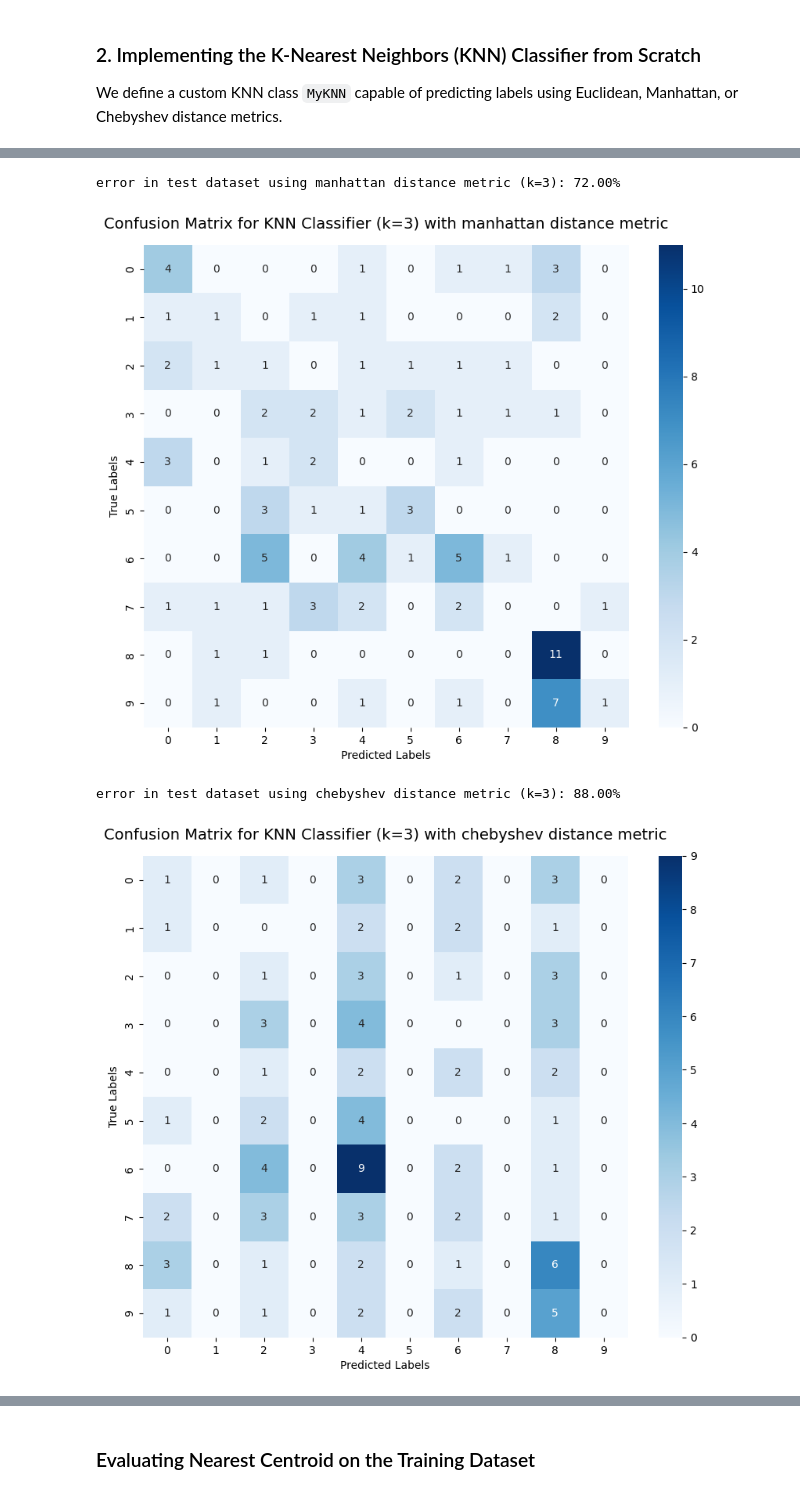
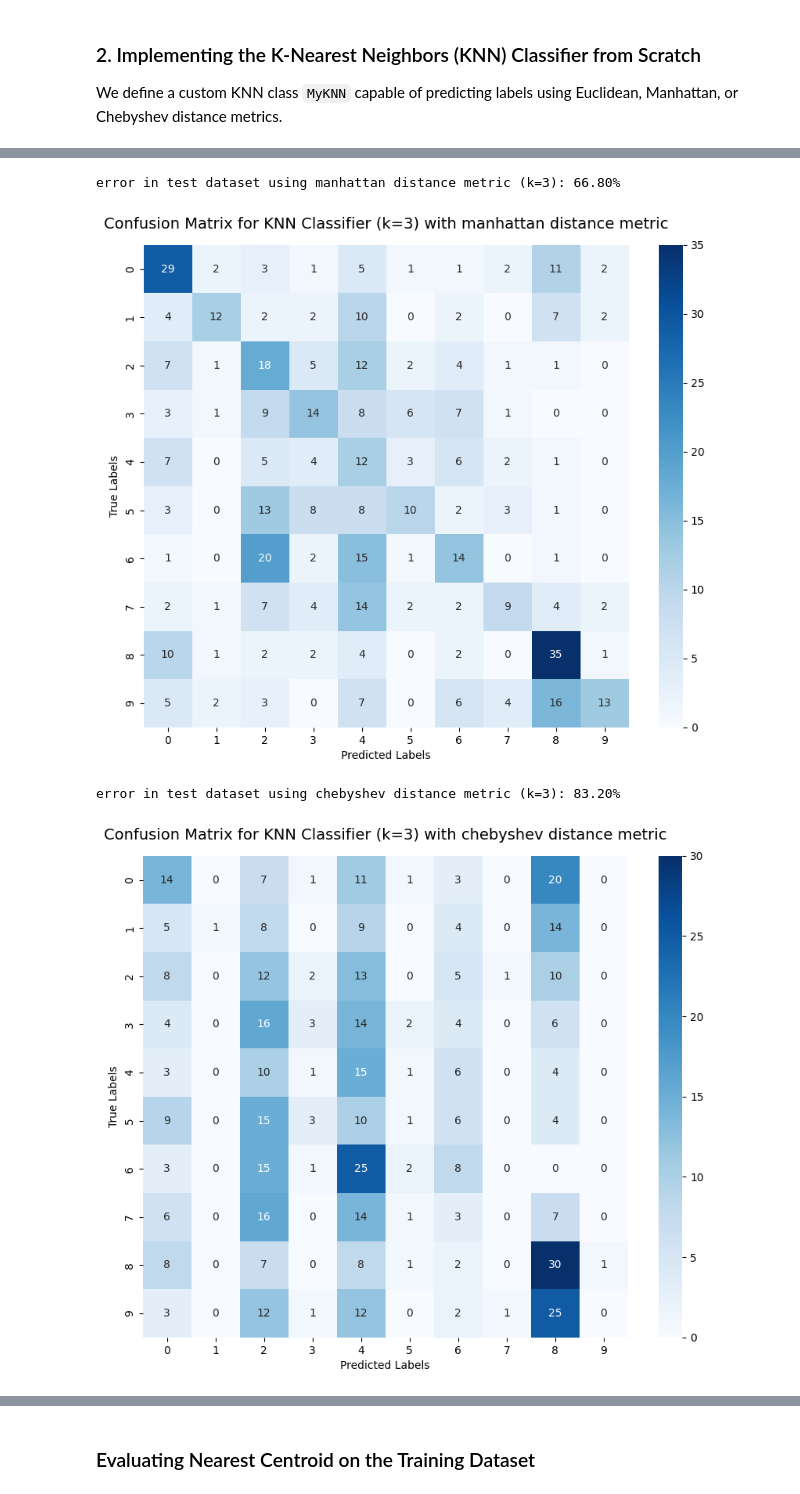
Before and after one commit to giannisster/knn-and-centroid-tests-over-cifar10, a Jupyter notebook: DL_Task_1.ipynb, the cells around one changed output, grey strips where cells are left out. Cells and saved outputs as stored; diff of their text form; code cells hidden in the pictures.

```diff
--- a/DL_Task_1.ipynb
+++ b/DL_Task_1.ipynb
@@ -109,0 +111,41 @@ error in test dataset using chebyshev distance metric (k=1): 87.00%
+# %%
+correct_idx = -1
+incorrect_idx = -1
+correct_pred = -1
+incorrect_pred = -1
+
+cifar10_classes = [
+    'airplane', 'automobile', 'bird', 'cat', 'deer',
+    'dog', 'frog', 'horse', 'ship', 'truck'
+]
+
+for i in range(len(X_test)):
+    pred = knn.predict(X_train, y_train, X_test[i], k=1, distance='euclidian')
+
+    if pred == y_test[i] and correct_idx == -1:
+        correct_idx = i
+        correct_pred = pred
+
+    elif pred != y_test[i] and incorrect_idx == -1:
+        incorrect_idx = i
+        incorrect_pred = pred
+
+    if correct_idx != -1 and incorrect_idx != -1:
+        break
+
+plt.figure(figsize=(10, 5))
+
+plt.subplot(1, 2, 1)
+img_correct = X_test[correct_idx].reshape(3, 32, 32).transpose(1, 2, 0)
+plt.imshow(img_correct)
+plt.title(f"Right Prediction\nTrue Label: {cifar10_classes[y_test[correct_idx]]}\nPred Label: {cifar10_classes[correct_pred]}", color='green')
+plt.axis('off')
+
+plt.subplot(1, 2, 2)
+img_incorrect = X_test[incorrect_idx].reshape(3, 32, 32).transpose(1, 2, 0)
+plt.imshow(img_incorrect)
+plt.title(f"False Prediction\nTrue Label: {cifar10_classes[y_test[incorrect_idx]]}\nPred Label: {cifar10_classes[incorrect_pred]}", color='red')
+plt.axis('off')
+
+plt.tight_layout()
+plt.show()
@@ -113,7 +157,7 @@ We evaluate the performance of our KNN classifier on the test subset using $K=3$
 # %%
 # Test with kNN with k=3
 
-test_subset_size = 100 # limited subset cause it takes forever
+test_subset_size = 500 # limited subset cause it takes forever
 
 
 for metric in ['euclidian', 'manhattan', 'chebyshev']:
@@ -138,6 +182,6 @@ error in test dataset using euclidian distance metric (k=3): 67.00%
-error in test dataset using manhattan distance metric (k=3): 72.00%
+error in test dataset using manhattan distance metric (k=3): 66.80%
-[figure, old version]
+[figure, new version]
-error in test dataset using chebyshev distance metric (k=3): 88.00%
+error in test dataset using chebyshev distance metric (k=3): 83.20%
-[figure, old version]
+[figure, new version]
 # %% [markdown]
 ### 5. Implementing the Nearest Centroid Classifier from Scratch
```
Also changed, not shown: parts of 20 cells of this notebook.
